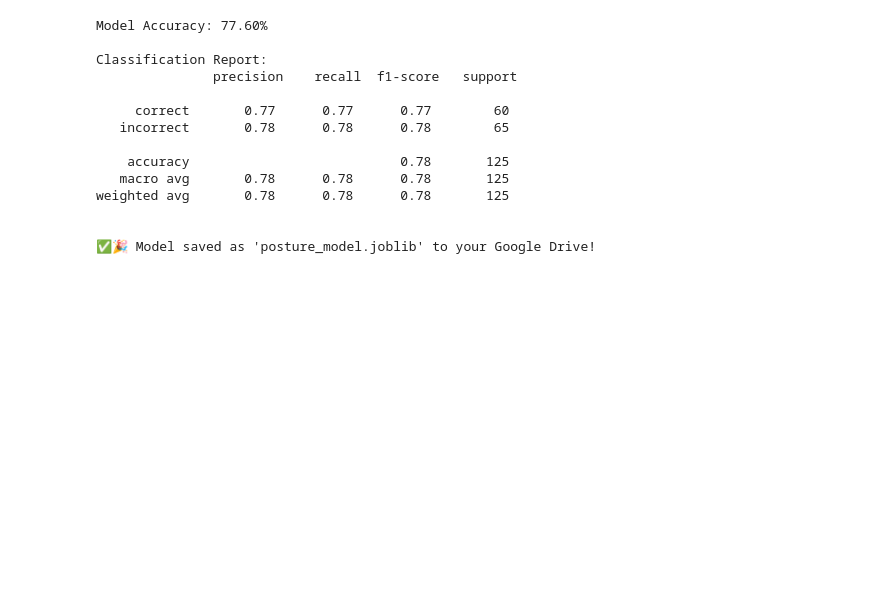
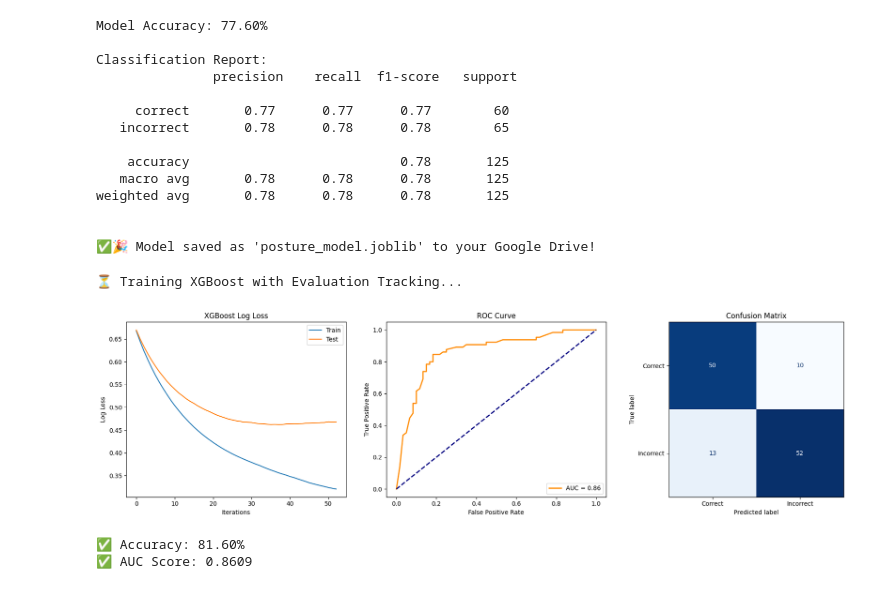
Before and after one commit to avindumihisara0229-code/ErgoSense, a Jupyter notebook: Posture model 3 (xgboost)/xgboost.ipynb, the cells around one changed output. Saved outputs shown, nothing was run; the diff lists cells and outputs as text; code cells hidden in the pictures; blank space fills up the shorter version.

Commit message:
roc curve

```diff
--- a/Posture model 3 (xgboost)/xgboost.ipynb
+++ b/Posture model 3 (xgboost)/xgboost.ipynb
@@ -146,3 +147,79 @@ weighted avg       0.78      0.78      0.78       125
 
 
 ✅🎉 Model saved as 'posture_model.joblib' to your Google Drive!
+# %%
+import matplotlib.pyplot as plt
+from sklearn.metrics import roc_curve, auc, confusion_matrix, ConfusionMatrixDisplay
+
+if len(features) < 10:
+    print("❌ Not enough data.")
+else:
+    X, y = np.array(features), np.array(labels)
+    X_train, X_test, y_train, y_test = train_test_split(X, y, test_size=0.2, random_state=42, stratify=y)
+
+    print("\n⏳ Training XGBoost with Evaluation Tracking...")
+
+    # 1. Initialize XGBoost
+    model = XGBClassifier(
+        n_estimators=150,
+        learning_rate=0.05,
+        max_depth=5,
+        random_state=42,
+        eval_metric=['logloss'],
+        early_stopping_rounds=15
+    )
+
+    # 2. Fit model with evaluation set to track loss
+    eval_set = [(X_train, y_train), (X_test, y_test)]
+    model.fit(X_train, y_train, eval_set=eval_set, verbose=False)
+
+    # 3. Calculate Performance Metrics
+    y_pred = model.predict(X_test)
+    y_score = model.predict_proba(X_test)[:, 1]
+    fpr, tpr, _ = roc_curve(y_test, y_score)
+    roc_auc = auc(fpr, tpr)
+    cm = confusion_matrix(y_test, y_pred)
+
+    # 4. PLOTTING PERFORMANCE
+    results = model.evals_result()
+    epochs = len(results['validation_0']['logloss'])
+    x_axis = range(0, epochs)
+
+    plt.figure(figsize=(18, 5))
+
+    # --- Plot 1: Log Loss (Learning Curve) ---
+    plt.subplot(1, 3, 1)
+    plt.plot(x_axis, results['validation_0']['logloss'], label='Train')
+    plt.plot(x_axis, results['validation_1']['logloss'], label='Test')
+    plt.legend()
+    plt.ylabel('Log Loss')
+    plt.xlabel('Iterations')
+    plt.title('XGBoost Log Loss')
+
+    # --- Plot 2: ROC Curve ---
+    plt.subplot(1, 3, 2)
+    plt.plot(fpr, tpr, color='darkorange', lw=2, label=f'AUC = {roc_auc:.2f}')
+    plt.plot([0, 1], [0, 1], color='navy', lw=2, linestyle='--')
+    plt.xlabel('False Positive Rate')
+    plt.ylabel('True Positive Rate')
+    plt.title('ROC Curve')
+    plt.legend(loc="lower right")
+
+    # --- Plot 3: Confusion Matrix ---
+    plt.subplot(1, 3, 3)
+    disp = ConfusionMatrixDisplay(confusion_matrix=cm, display_labels=["Correct", "Incorrect"])
+    disp.plot(ax=plt.gca(), cmap=plt.cm.Blues, colorbar=False)
+    plt.title('Confusion Matrix')
+
+    plt.tight_layout()
+    plt.show()
+
+    # Final Save
+    joblib.dump(model, '/content/drive/MyDrive/posture_model_xgboost.joblib')
+    print(f"\n✅ Accuracy: {accuracy_score(y_test, y_pred) * 100:.2f}%")
+    print(f"✅ AUC Score: {roc_auc:.4f}")
+# %% [output]
+⏳ Training XGBoost with Evaluation Tracking...
+[figure, added]
+✅ Accuracy: 81.60%
+✅ AUC Score: 0.8609
```
Also changed, not shown: parts of 1 cell of this notebook.
